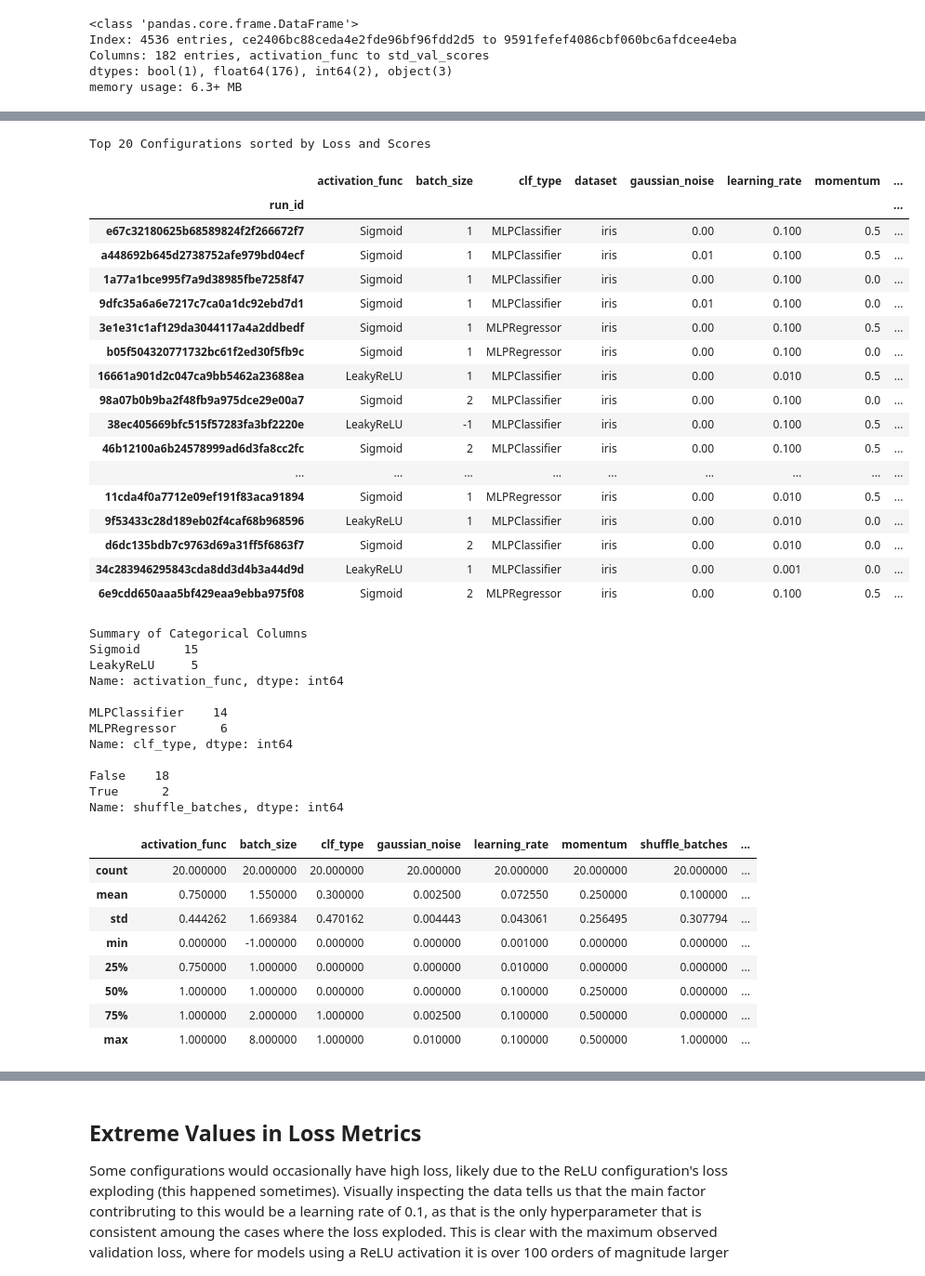
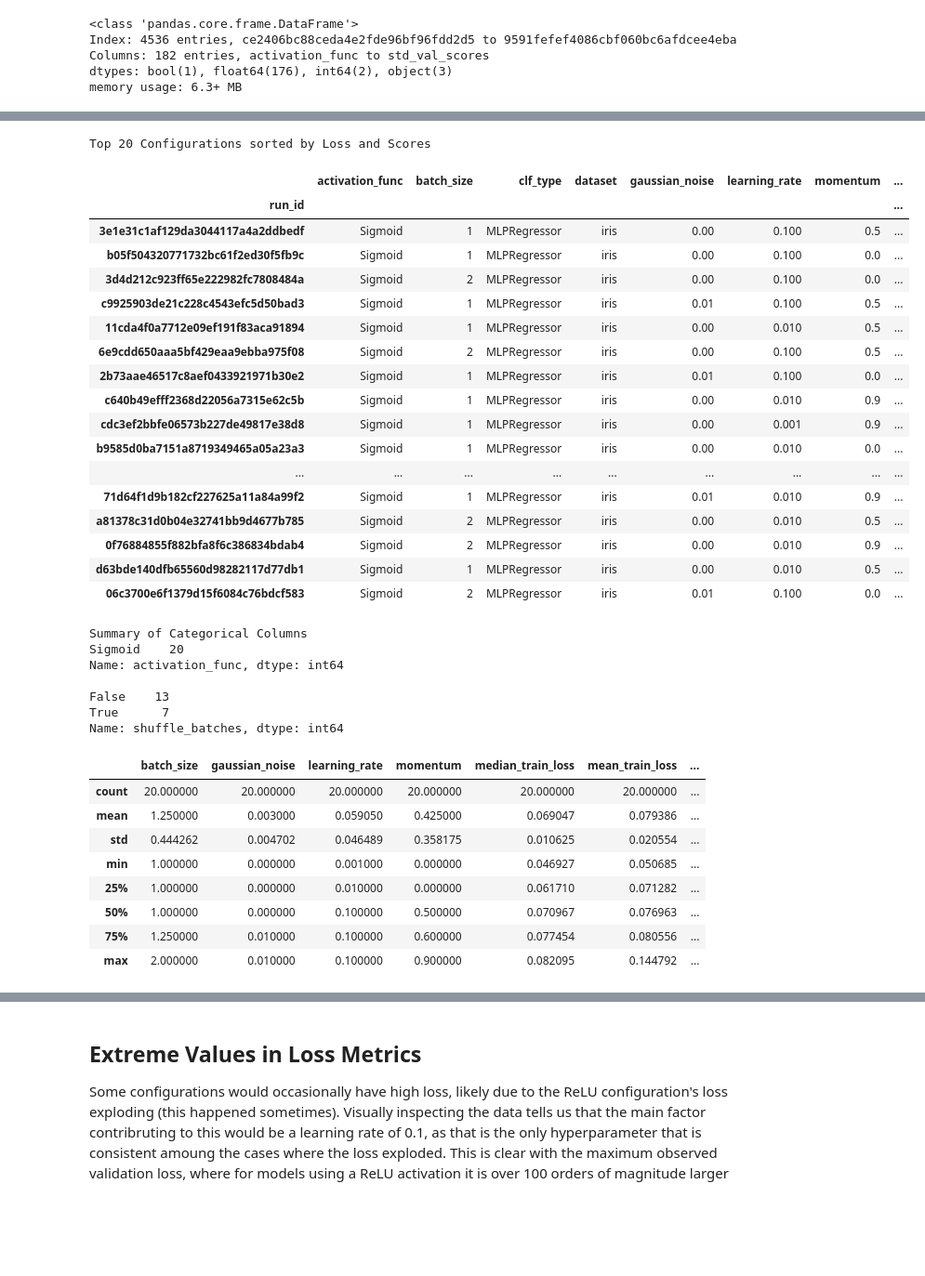
Before and after one commit to AnthonyDickson/Neural-Networks, a Jupyter notebook: notebooks/Analysis of Iris Dataset Results.ipynb, the cells around one changed output, grey strips where cells are left out. Shown at 93% size. Saved outputs shown, nothing was run; the diff lists cells and outputs as text; code cells hidden in the pictures; blank space fills up the shorter version.

```diff
--- a/notebooks/Analysis of Iris Dataset Results.ipynb
+++ b/notebooks/Analysis of Iris Dataset Results.ipynb
@@ -38,7 +85,5 @@ Looking at the top configurations,
 # %%
-# TODO: Split by regression/classification!
-
-df_sorted = df[using_iris].sort_values(
+df_regression_sorted = df[using_iris & using_regression].sort_values(
     by=['median_val_loss', 'median_train_loss', 'median_val_scores', 'median_train_scores'],
     ascending=[True, True, False, False]
 )
@@ -46,58 +91,51 @@ df_sorted = df[using_iris].sort_values(
 n = 20
 # %%
 print('Top %d Configurations sorted by Loss and Scores' % n)
-df_sorted[variables + summary_stats].head(n)
+df_regression_sorted[variables + summary_stats].head(n)
 # %% [output]
 Top 20 Configurations sorted by Loss and Scores
 |  | activation_func | batch_size | clf_type | dataset | gaussian_noise | learning_rate | momentum | ... |
 | run_id |  |  |  |  |  |  |  | ... |
-| e67c32180625b68589824f2f266672f7 | Sigmoid | 1 | MLPClassifier | iris | 0.00 | 0.100 | 0.5 | ... |
-| a448692b645d2738752afe979bd04ecf | Sigmoid | 1 | MLPClassifier | iris | 0.01 | 0.100 | 0.5 | ... |
-| 1a77a1bce995f7a9d38985fbe7258f47 | Sigmoid | 1 | MLPClassifier | iris | 0.00 | 0.100 | 0.0 | ... |
-| 9dfc35a6a6e7217c7ca0a1dc92ebd7d1 | Sigmoid | 1 | MLPClassifier | iris | 0.01 | 0.100 | 0.0 | ... |
 | 3e1e31c1af129da3044117a4a2ddbedf | Sigmoid | 1 | MLPRegressor | iris | 0.00 | 0.100 | 0.5 | ... |
 | b05f504320771732bc61f2ed30f5fb9c | Sigmoid | 1 | MLPRegressor | iris | 0.00 | 0.100 | 0.0 | ... |
-| 16661a901d2c047ca9bb5462a23688ea | LeakyReLU | 1 | MLPClassifier | iris | 0.00 | 0.010 | 0.5 | ... |
-| 98a07b0b9ba2f48fb9a975dce29e00a7 | Sigmoid | 2 | MLPClassifier | iris | 0.00 | 0.100 | 0.0 | ... |
-| 38ec405669bfc515f57283fa3bf2220e | LeakyReLU | -1 | MLPClassifier | iris | 0.00 | 0.100 | 0.5 | ... |
-| 46b12100a6b24578999ad6d3fa8cc2fc | Sigmoid | 2 | MLPClassifier | iris | 0.00 | 0.100 | 0.5 | ... |
+| 3d4d212c923ff65e222982fc7808484a | Sigmoid | 2 | MLPRegressor | iris | 0.00 | 0.100 | 0.0 | ... |
+| c9925903de21c228c4543efc5d50bad3 | Sigmoid | 1 | MLPRegressor | iris | 0.01 | 0.100 | 0.5 | ... |
+| 11cda4f0a7712e09ef191f83aca91894 | Sigmoid | 1 | MLPRegressor | iris | 0.00 | 0.010 | 0.5 | ... |
+| 6e9cdd650aaa5bf429eaa9ebba975f08 | Sigmoid | 2 | MLPRegressor | iris | 0.00 | 0.100 | 0.5 | ... |
+| 2b73aae46517c8aef0433921971b30e2 | Sigmoid | 1 | MLPRegressor | iris | 0.01 | 0.100 | 0.0 | ... |
+| c640b49efff2368d22056a7315e62c5b | Sigmoid | 1 | MLPRegressor | iris | 0.00 | 0.010 | 0.9 | ... |
+| cdc3ef2bbfe06573b227de49817e38d8 | Sigmoid | 1 | MLPRegressor | iris | 0.00 | 0.001 | 0.9 | ... |
+| b9585d0ba7151a8719349465a05a23a3 | Sigmoid | 1 | MLPRegressor | iris | 0.00 | 0.010 | 0.0 | ... |
 | ... | ... | ... | ... | ... | ... | ... | ... | ... |
-| 11cda4f0a7712e09ef191f83aca91894 | Sigmoid | 1 | MLPRegressor | iris | 0.00 | 0.010 | 0.5 | ... |
-| 9f53433c28d189eb02f4caf68b968596 | LeakyReLU | 1 | MLPClassifier | iris | 0.00 | 0.010 | 0.0 | ... |
-| d6dc135bdb7c9763d69a31ff5f6863f7 | Sigmoid | 2 | MLPClassifier | iris | 0.00 | 0.010 | 0.0 | ... |
-| 34c283946295843cda8dd3d4b3a44d9d | LeakyReLU | 1 | MLPClassifier | iris | 0.00 | 0.001 | 0.0 | ... |
-| 6e9cdd650aaa5bf429eaa9ebba975f08 | Sigmoid | 2 | MLPRegressor | iris | 0.00 | 0.100 | 0.5 | ... |
+| 71d64f1d9b182cf227625a11a84a99f2 | Sigmoid | 1 | MLPRegressor | iris | 0.01 | 0.010 | 0.9 | ... |
+| a81378c31d0b04e32741bb9d4677b785 | Sigmoid | 2 | MLPRegressor | iris | 0.00 | 0.010 | 0.5 | ... |
+| 0f76884855f882bfa8f6c386834bdab4 | Sigmoid | 2 | MLPRegressor | iris | 0.00 | 0.010 | 0.9 | ... |
+| d63bde140dfb65560d98282117d77db1 | Sigmoid | 1 | MLPRegressor | iris | 0.00 | 0.010 | 0.5 | ... |
+| 06c3700e6f1379d15f6084c76bdcf583 | Sigmoid | 2 | MLPRegressor | iris | 0.01 | 0.100 | 0.0 | ... |
 # %%
 print('Summary of Categorical Columns')
-print(df_sorted['activation_func'].head(n).value_counts())
+print(df_regression_sorted['activation_func'].head(n).value_counts())
 print()
-print(df_sorted['clf_type'].head(n).value_counts())
-print()
-print(df_sorted['shuffle_batches'].head(n).value_counts())
+print(df_regression_sorted['shuffle_batches'].head(n).value_counts())
 # %% [output]
 Summary of Categorical Columns
-Sigmoid      15
-LeakyReLU     5
+Sigmoid    20
 Name: activation_func, dtype: int64
 
-MLPClassifier    14
-MLPRegressor      6
-Name: clf_type, dtype: int64
-
-False    18
-True      2
+False    13
+True      7
 Name: shuffle_batches, dtype: int64
 # %%
-df_sorted[variables + summary_stats].head(n).describe()
+df_regression_sorted[variables + summary_stats].head(n).describe()
 # %% [output]
-|  | activation_func | batch_size | clf_type | gaussian_noise | learning_rate | momentum | shuffle_batches | ... |
-| count | 20.000000 | 20.000000 | 20.000000 | 20.000000 | 20.000000 | 20.000000 | 20.000000 | ... |
-| mean | 0.750000 | 1.550000 | 0.300000 | 0.002500 | 0.072550 | 0.250000 | 0.100000 | ... |
-| std | 0.444262 | 1.669384 | 0.470162 | 0.004443 | 0.043061 | 0.256495 | 0.307794 | ... |
-| min | 0.000000 | -1.000000 | 0.000000 | 0.000000 | 0.001000 | 0.000000 | 0.000000 | ... |
-| 25% | 0.750000 | 1.000000 | 0.000000 | 0.000000 | 0.010000 | 0.000000 | 0.000000 | ... |
-| 50% | 1.000000 | 1.000000 | 0.000000 | 0.000000 | 0.100000 | 0.250000 | 0.000000 | ... |
-| 75% | 1.000000 | 2.000000 | 1.000000 | 0.002500 | 0.100000 | 0.500000 | 0.000000 | ... |
-| max | 1.000000 | 8.000000 | 1.000000 | 0.010000 | 0.100000 | 0.500000 | 1.000000 | ... |
+|  | batch_size | gaussian_noise | learning_rate | momentum | median_train_loss | mean_train_loss | ... |
+| count | 20.000000 | 20.000000 | 20.000000 | 20.000000 | 20.000000 | 20.000000 | ... |
+| mean | 1.250000 | 0.003000 | 0.059050 | 0.425000 | 0.069047 | 0.079386 | ... |
+| std | 0.444262 | 0.004702 | 0.046489 | 0.358175 | 0.010625 | 0.020554 | ... |
+| min | 1.000000 | 0.000000 | 0.001000 | 0.000000 | 0.046927 | 0.050685 | ... |
+| 25% | 1.000000 | 0.000000 | 0.010000 | 0.000000 | 0.061710 | 0.071282 | ... |
+| 50% | 1.000000 | 0.000000 | 0.100000 | 0.500000 | 0.070967 | 0.076963 | ... |
+| 75% | 1.250000 | 0.010000 | 0.100000 | 0.600000 | 0.077454 | 0.080556 | ... |
+| max | 2.000000 | 0.010000 | 0.100000 | 0.900000 | 0.082095 | 0.144792 | ... |
 # %%
 print('Bottom %d Configurations sorted by Loss and Scores' % n)
```
Also changed, not shown: parts of 13 cells of this notebook.
